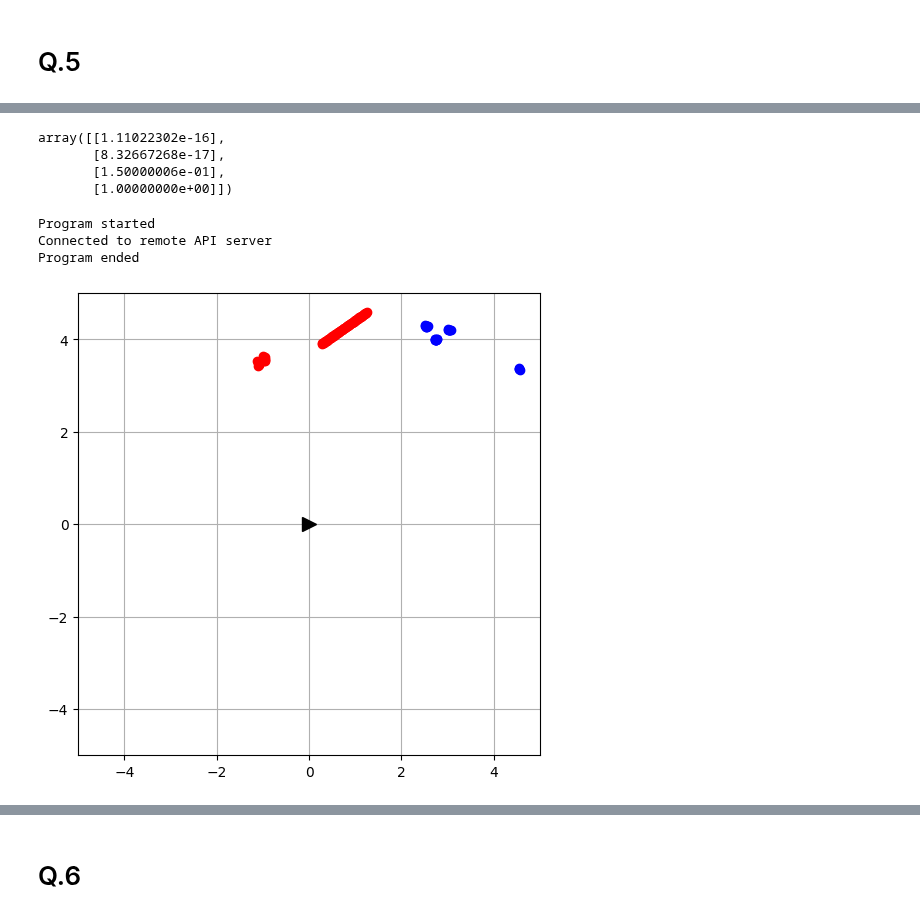
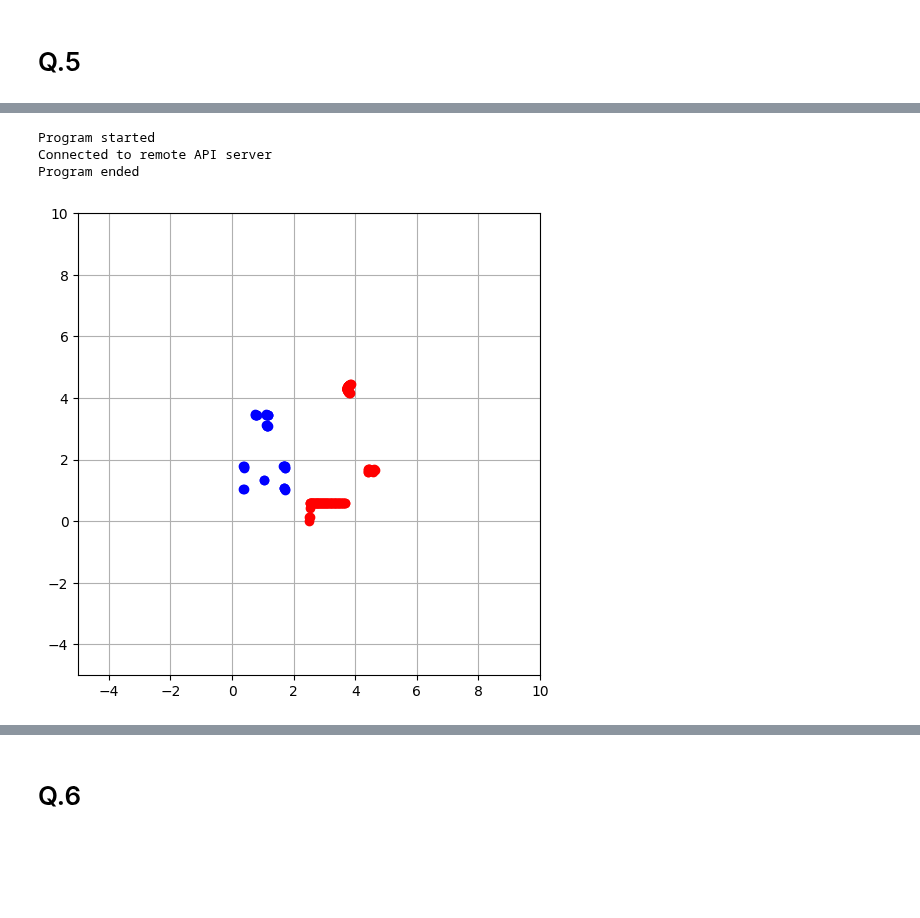
Before and after one commit to EnnesJp/robotica-movel-tp1, a Jupyter notebook: robotica-movel-tp1.ipynb, the cells around one changed output, grey strips where cells are left out. Cells and saved outputs as stored; diff of their text form; code cells hidden in the pictures; blank space fills up the shorter version.

Commit message:
feat: print laser data from global ref

```diff
--- a/robotica-movel-tp1.ipynb
+++ b/robotica-movel-tp1.ipynb
@@ -340,17 +312,11 @@ def calculateReferances(referentialObjectPath:str, otherObjectsPaths:list) -> li
 # %%
-def calculateNewReferance(x, y, ang):
+def calculateGlobalReferance(x: str, y: str):
     pb = np.array([x, y, 0, 1])
+    pa_borg = np.array([globalRef[0][0], globalRef[1][0], 0])
 
-    fastHokuyo = sim.getObject('/fastHokuyo')
-    refFastHokuyoPos = np.array(sim.getObjectPosition(fastHokuyo))
-
-    globalReferenceFrame = sim.getObject('/ReferenceFrame')
-    refGlobalReferenceFramePos = np.array(sim.getObjectPosition(globalReferenceFrame))
-
-    pa_borg = np.array([1, 5, 0])
-
-    theta = np.deg2rad(angle_between_planes(refFastHokuyoPos, refGlobalReferenceFramePos))
-    Rab = Rz(theta)
+    referentialObject = sim.getObject(robotName)
+    refObjOrient = sim.getObjectOrientation(referentialObject)
+    Rab = Rz(refObjOrient[2])
 
     # Concatena o vetor origem ao final (coluna)
     Tab = np.column_stack((Rab, pa_borg))
@@ -413,15 +379,10 @@ def draw_laser_data(laser_data, max_sensor_range=5):
             pa = calculateGlobalReferance(x, y)
             ax.plot(pa[0], pa[1], 'o', color=c)
 
-    ax.plot(globalRef[0][0], globalRef[1][0], 'k>', markersize=10)
+    # robotRef = sim.getObject(robotName)
+    # robotRefPos = np.array([sim.getObjectPosition(robotRef)])
+    # ax.plot(robotRefPos[0][0], robotRefPos[0][1], 'k>', markersize=10)
 
     ax.grid()
-    ax.set_xlim([-max_sensor_range , max_sensor_range])
-    ax.set_ylim([-max_sensor_range , max_sensor_range])
+    ax.set_xlim([-max_sensor_range, 2*max_sensor_range])
+    ax.set_ylim([-max_sensor_range, 2*max_sensor_range])
-# %%
-calculateReferance(robotName, '/fastHokuyo')
-# %% [output]
-array([[1.11022302e-16],
-       [8.32667268e-17],
-       [1.50000006e-01],
-       [1.00000000e+00]])
@@ -430,30 +389,28 @@ globalRef = calculateReferance('/ReferenceFrame', robotName)
 # %%
 print ('Program started')
 sim.startSimulation() # Connect to CoppeliaSim
 
 print ('Connected to remote API server')
 
 # Handle para o ROBÔ
 robotname = '/Pioneer_p3dx'
 sensor1Handle = sim.getObject(robotname)
 
 # Handle para os dados do LASER
 laser_range_data = "hokuyo_range_data"
 laser_angle_data = "hokuyo_angle_data"
 
-range_data = sim.getStringSignal(laser_range_data)
-
 # Prosseguindo com as leituras
 raw_range_data, raw_angle_data = readSensorData(laser_range_data, laser_angle_data)
 laser_data = np.array([raw_angle_data, raw_range_data]).T
 draw_laser_data(laser_data)
 
 # Parando a simulação
 sim.stopSimulation()
 
 print ('Program ended')
 # %% [output]
 Program started
 Connected to remote API server
 Program ended
-[figure, old version]
+[figure, new version]
```
Also changed, not shown: parts of 9 cells of this notebook, 1 other file.
